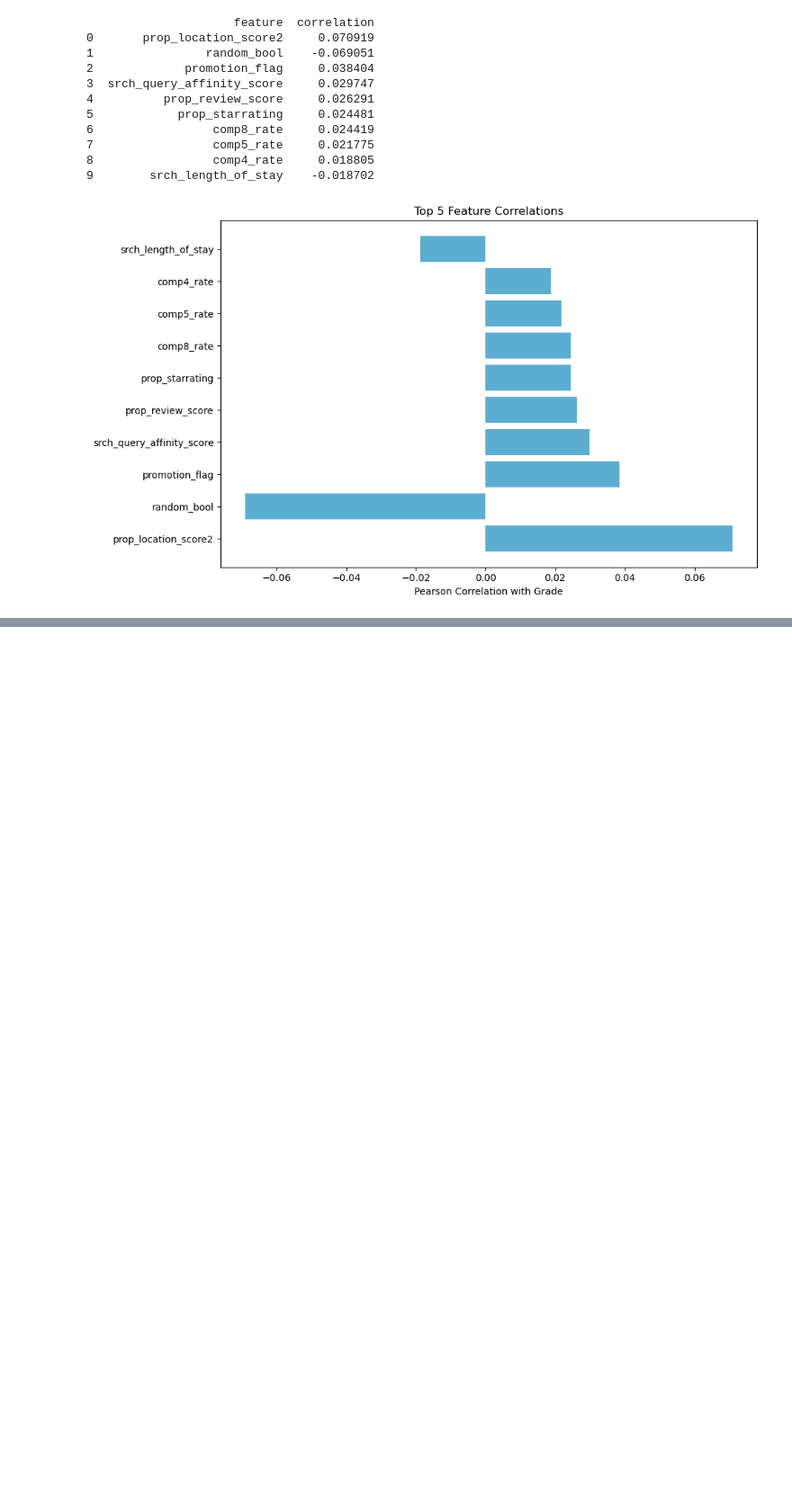
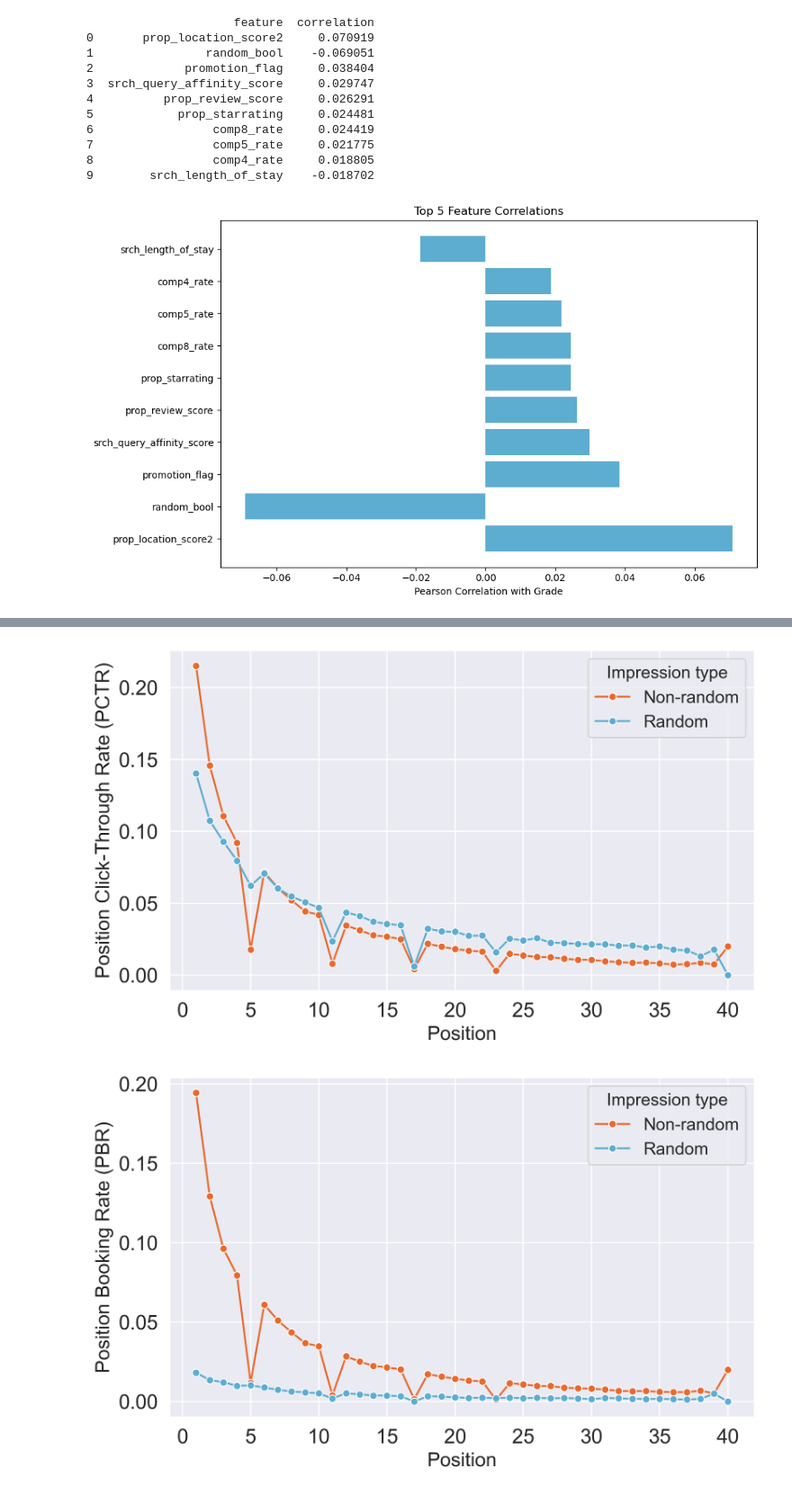
Before and after one commit to emmaarussi/hotel-estimation, a Jupyter notebook: notebooks/exploratory_analysis.ipynb, the cells around one changed output, grey strips where cells are left out. Shown at 90% size. Saved outputs shown, nothing was run; the diff lists cells and outputs as text; code cells hidden in the pictures; blank space fills up the shorter version.

```diff
--- a/notebooks/exploratory_analysis.ipynb
+++ b/notebooks/exploratory_analysis.ipynb
@@ -266,0 +309,63 @@ Index(['srch_id', 'date_time', 'site_id', 'visitor_location_country_id',
+# %%
+# Plot PCTR curves
+plt.figure(figsize=(8, 5), dpi=300)
+ax = sns.lineplot(
+    data=pctr,
+    x='position',
+    y='PCTR',
+    hue='random_bool',
+    hue_order=[0, 1],
+    palette=['#e8692d', '#5dadd0'],
+    marker='o'
+)
+plt.xlabel("Position", fontsize=16)
+plt.ylabel("Position Click-Through Rate (PCTR)", footsie=16)
+# Fix legend
+handles, labels = ax.get_legend_handles_labels()
+new_labels = []
+for l in labels:
+    if l == "0":
+        new_labels.append("Non-random")
+    elif l == "1":
+        new_labels.append("Random")
+    elif l.lower().startswith("random"):
+        new_labels.append("Impression type")
+    else:
+        new_labels.append(l)
+ax.legend(handles=handles, labels=new_labels, title="Impression type", fontsize=14, title_fontsize=14)
+plt.tight_layout()
+plt.savefig(plot_dir / 'pctr_by_position.png', dpi=300, bbox_inches='tight')
+plt.show()
+
+# Plot PBR curves
+plt.figure(figsize=(8, 5), dpi=300)
+ax = sns.lineplot(
+    data=pbr,
+    x='position',
+    y='PBR',
+    hue='random_bool',
+    hue_order=[0, 1],
+    palette=['#e8692d', '#5dadd0'],
+    marker='o'
+)
+plt.xlabel("Position", fontsize=16)
+plt.ylabel("Position Booking Rate (PBR)", fontsize=16)
+# Fix legend
+handles, labels = ax.get_legend_handles_labels()
+new_labels = []
+for l in labels:
+    if l == "0":
+        new_labels.append("Non-random")
+    elif l == "1":
+        new_labels.append("Random")
+    elif l.lower().startswith("random"):
+        new_labels.append("Impression type")
+    else:
+        new_labels.append(l)
+ax.legend(handles=handles, labels=new_labels, title="Impression type", fontsize=14, title_fontsize=14)
+plt.tight_layout()
+plt.savefig(plot_dir / 'pbr_by_position.png', dpi=300, bbox_inches='tight')
+plt.show()
+# %% [output]
+[figure, added]
+[figure, added]
```
Also changed, not shown: parts of 3 cells of this notebook, 9 other files.
